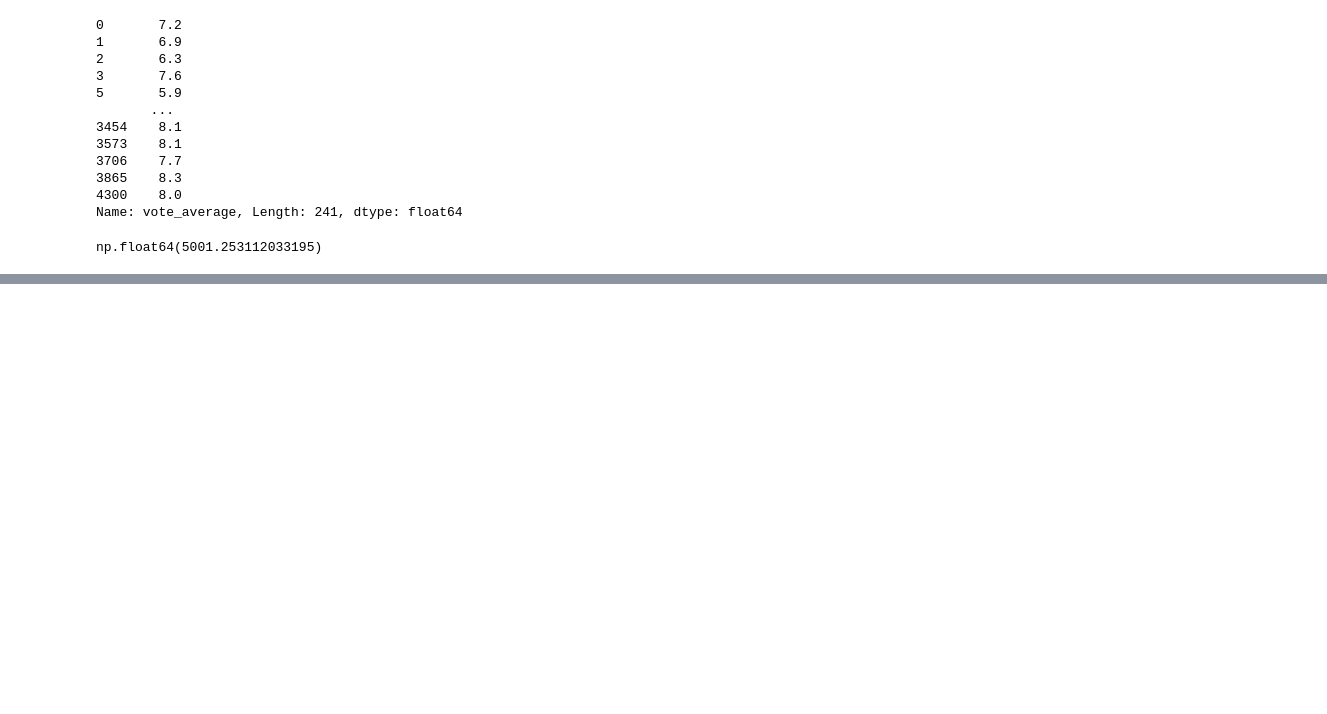
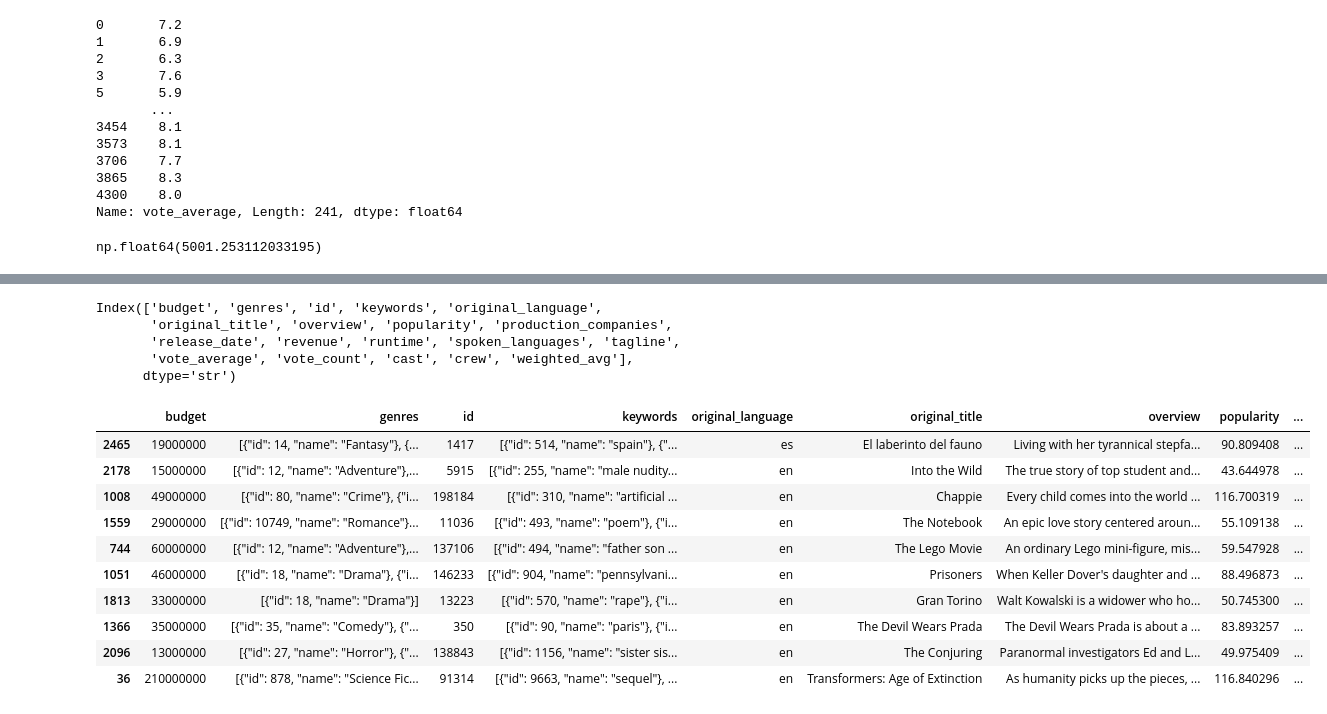
Before and after one commit to CyberWol-12/Movie_Recommendation_System, a Jupyter notebook: Movie_Recommendation_System_tmdb.ipynb, the cells around one changed output, grey strips where cells are left out. Drawn from its saved outputs; the diff is of its cells as text; code cells hidden in the pictures; blank space fills up the shorter version.

```diff
--- a/Movie_Recommendation_System_tmdb.ipynb
+++ b/Movie_Recommendation_System_tmdb.ipynb
@@ -380,4 +380,4 @@ c
 # %% [output]
 np.float64(5001.253112033195)
 # %%
-filtered_df['weighted_avg'] = ((R/v) + (C/m))/(v+m)
+filtered_df['weighted_avg'] = ((R*v) + (C*m))/(v+m)
@@ -383,0 +400,24 @@ filtered_df['weighted_avg'] = ((R/v) + (C/m))/(v+m)
+# %%
+filtered_df.columns
+# %% [output]
+Index(['budget', 'genres', 'id', 'keywords', 'original_language',
+       'original_title', 'overview', 'popularity', 'production_companies',
+       'release_date', 'revenue', 'runtime', 'spoken_languages', 'tagline',
+       'vote_average', 'vote_count', 'cast', 'crew', 'weighted_avg'],
+      dtype='str')
+# %%
+sorting_rankong_df = filtered_df.sort_values('weighted_avg',ascending=False).head(10)
+# %%
+sorting_rankong_df
+# %% [output]
+|  | budget | genres | id | keywords | original_language | original_title | overview | popularity | ... |
+| 2465 | 19000000 | [{"id": 14, "name": "Fantasy"}, {... | 1417 | [{"id": 514, "name": "spain"}, {"... | es | El laberinto del fauno | Living with her tyrannical stepfa... | 90.809408 | ... |
+| 2178 | 15000000 | [{"id": 12, "name": "Adventure"},... | 5915 | [{"id": 255, "name": "male nudity... | en | Into the Wild | The true story of top student and... | 43.644978 | ... |
+| 1008 | 49000000 | [{"id": 80, "name": "Crime"}, {"i... | 198184 | [{"id": 310, "name": "artificial ... | en | Chappie | Every child comes into the world ... | 116.700319 | ... |
+| 1559 | 29000000 | [{"id": 10749, "name": "Romance"}... | 11036 | [{"id": 493, "name": "poem"}, {"i... | en | The Notebook | An epic love story centered aroun... | 55.109138 | ... |
+| 744 | 60000000 | [{"id": 12, "name": "Adventure"},... | 137106 | [{"id": 494, "name": "father son ... | en | The Lego Movie | An ordinary Lego mini-figure, mis... | 59.547928 | ... |
+| 1051 | 46000000 | [{"id": 18, "name": "Drama"}, {"i... | 146233 | [{"id": 904, "name": "pennsylvani... | en | Prisoners | When Keller Dover's daughter and ... | 88.496873 | ... |
+| 1813 | 33000000 | [{"id": 18, "name": "Drama"}] | 13223 | [{"id": 570, "name": "rape"}, {"i... | en | Gran Torino | Walt Kowalski is a widower who ho... | 50.745300 | ... |
+| 1366 | 35000000 | [{"id": 35, "name": "Comedy"}, {"... | 350 | [{"id": 90, "name": "paris"}, {"i... | en | The Devil Wears Prada | The Devil Wears Prada is about a ... | 83.893257 | ... |
+| 2096 | 13000000 | [{"id": 27, "name": "Horror"}, {"... | 138843 | [{"id": 1156, "name": "sister sis... | en | The Conjuring | Paranormal investigators Ed and L... | 49.975409 | ... |
+| 36 | 210000000 | [{"id": 878, "name": "Science Fic... | 91314 | [{"id": 9663, "name": "sequel"}, ... | en | Transformers: Age of Extinction | As humanity picks up the pieces, ... | 116.840296 | ... |
```
Also changed, not shown: parts of 1 cell of this notebook.
